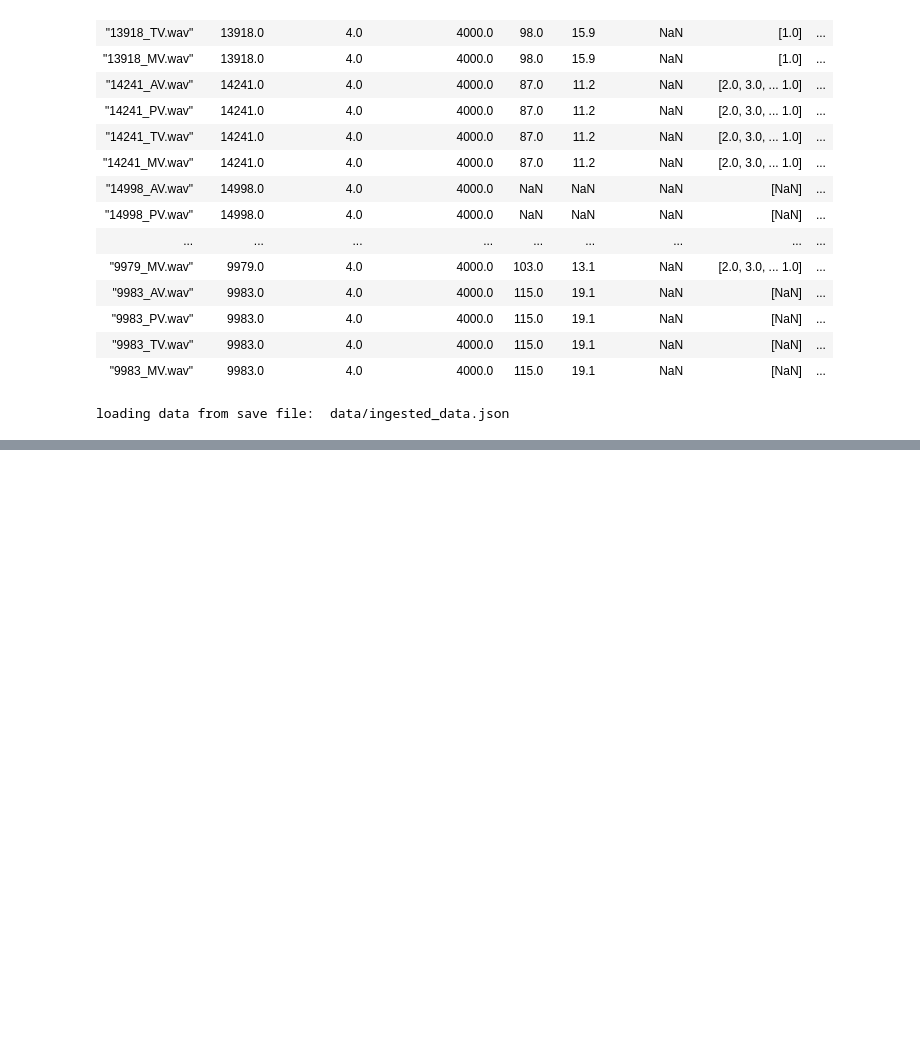
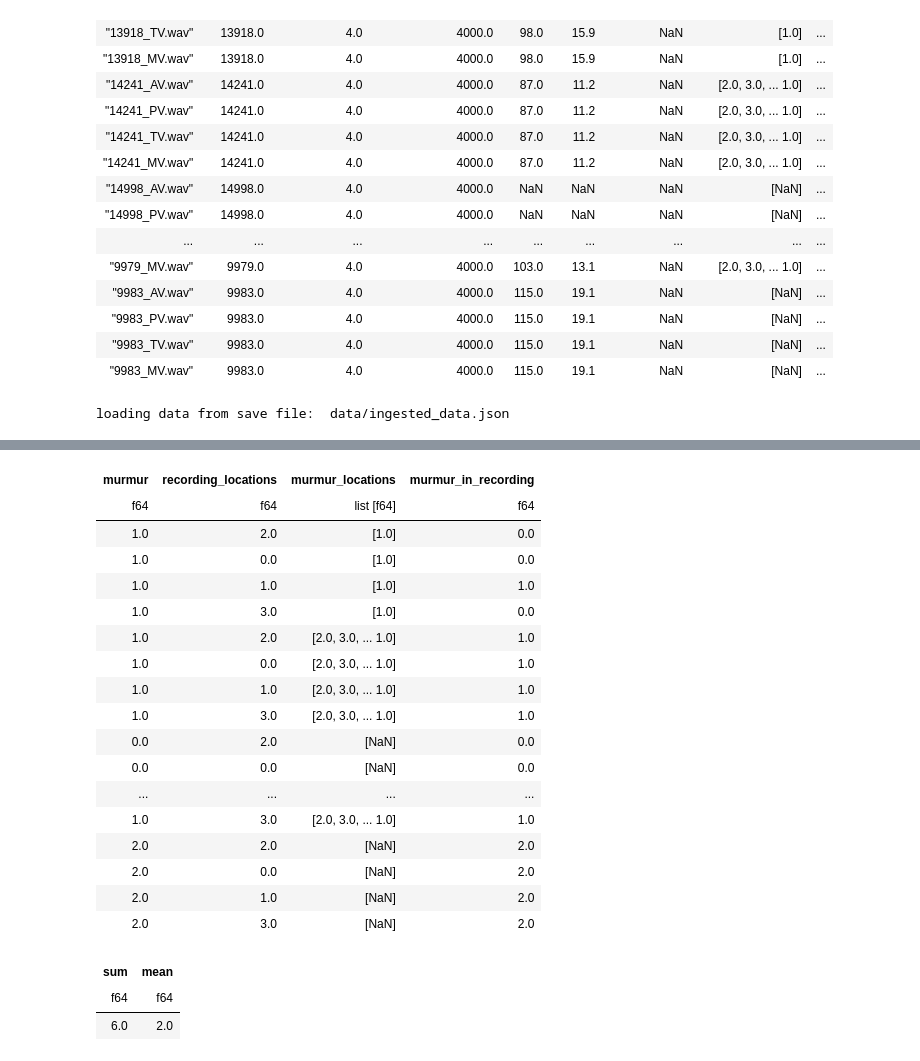
Before and after one commit to tiaan-b/GBM-Challenge-2022, a Jupyter notebook: src/development.ipynb, the cells around one changed output, grey strips where cells are left out. Cells and saved outputs as stored; diff of their text form; code cells hidden in the pictures; blank space fills up the shorter version.

```diff
--- a/src/development.ipynb
+++ b/src/development.ipynb
@@ -459,0 +515,48 @@ df
+# %%
+import polars as pl
+import helpers.lut as lut
+# import helpers.input_processor as ip
+
+# data_dir = "data/raw_training/training_data"
+# cache_dir = 'data'
+
+# df = ip.loadTrainingData(data_dir, cache_dir, encode_data=False)
+
+def getMurmurInRecording(data):
+    cipher = lut.getCipher()
+    cm = cipher['murmur_in_patient']
+
+    out = data.with_column(
+        pl.when(pl.col('murmur_in_patient')==(cm['Absent'] or cm['Unknown']))
+        .then(pl.col('murmur_in_patient'))
+        .when(pl.all([
+            pl.col('murmur_in_patient')==cm['Present'],
+            pl.col('recording_location').is_in('murmur_locations')
+        ]))
+        .then(cm['Present'])
+        .otherwise(cm['Absent'])
+        .alias('murmur_in_recording')
+    )
+
+    return out
+
+df.select(['murmur_in_patient', 'recording_locations', 'murmur_locations', 'murmur_in_recording'])
+# %% [output]
+| murmur | recording_locations | murmur_locations | murmur_in_recording |
+| f64 | f64 | list [f64] | f64 |
+| 1.0 | 2.0 | [1.0] | 0.0 |
+| 1.0 | 0.0 | [1.0] | 0.0 |
+| 1.0 | 1.0 | [1.0] | 1.0 |
+| 1.0 | 3.0 | [1.0] | 0.0 |
+| 1.0 | 2.0 | [2.0, 3.0, ... 1.0] | 1.0 |
+| 1.0 | 0.0 | [2.0, 3.0, ... 1.0] | 1.0 |
+| 1.0 | 1.0 | [2.0, 3.0, ... 1.0] | 1.0 |
+| 1.0 | 3.0 | [2.0, 3.0, ... 1.0] | 1.0 |
+| 0.0 | 2.0 | [NaN] | 0.0 |
+| 0.0 | 0.0 | [NaN] | 0.0 |
+| ... | ... | ... | ... |
+| 1.0 | 3.0 | [2.0, 3.0, ... 1.0] | 1.0 |
+| 2.0 | 2.0 | [NaN] | 2.0 |
+| 2.0 | 0.0 | [NaN] | 2.0 |
+| 2.0 | 1.0 | [NaN] | 2.0 |
+| 2.0 | 3.0 | [NaN] | 2.0 |
@@ -459,0 +570,13 @@ df
+# %%
+df.fill_nan(None).select([
+    pl.sum('a').alias('sum'),
+    pl.mean('a').alias('mean')
+])
+
+# df.fill_nan(None)
+
+# df.select(pl.all().drop_nans())
+# %% [output]
+| sum | mean |
+| f64 | f64 |
+| 6.0 | 2.0 |
```
Also changed, not shown: parts of 5 cells of this notebook, 3 other files.
